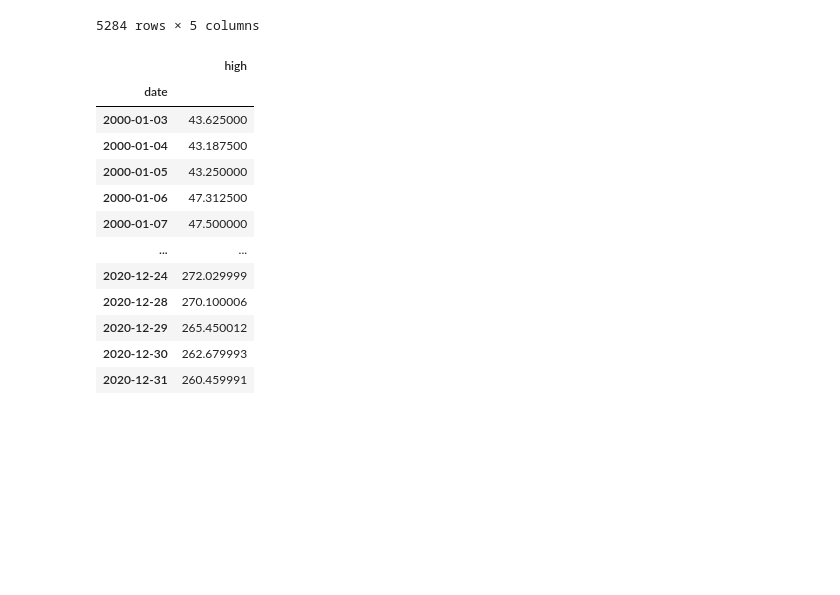
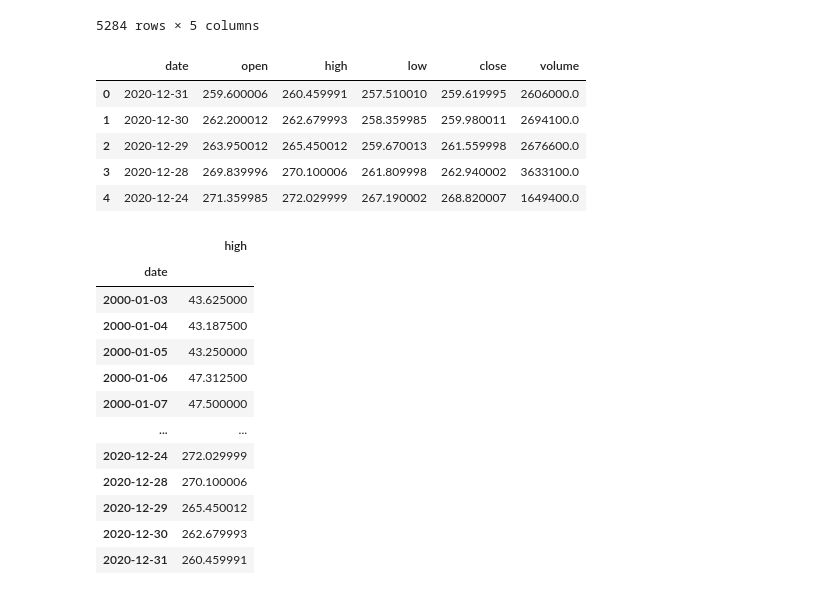
Before and after one commit to jacob-servidio/Final_Project, a Jupyter notebook: data_cleanup.ipynb, the cells around one changed output. Drawn from its saved outputs; the diff is of its cells as text; code cells hidden in the pictures; blank space fills up the shorter version.

Commit message:
Working Candle

```diff
--- a/data_cleanup.ipynb
+++ b/data_cleanup.ipynb
@@ -54,3 +54,16 @@ stockprice_df
 | 5282 | 2000-01-04 | 42.500000 | 43.187500 | 41.000000 | 41.500000 |
 | 5283 | 2000-01-03 | 42.375000 | 43.625000 | 41.000000 | 42.937500 |
 5284 rows × 5 columns
+# %%
+#Create Candle DF
+candle_df = df[["date", "open", "high", "low", "close", "volume"]]
+candle_df['date'] = pd.to_datetime(candle_df['date'])
+candle_df.reset_index(drop=True, inplace=True)
+candle_df.head()
+# %% [output]
+|  | date | open | high | low | close | volume |
+| 0 | 2020-12-31 | 259.600006 | 260.459991 | 257.510010 | 259.619995 | 2606000.0 |
+| 1 | 2020-12-30 | 262.200012 | 262.679993 | 258.359985 | 259.980011 | 2694100.0 |
+| 2 | 2020-12-29 | 263.950012 | 265.450012 | 259.670013 | 261.559998 | 2676600.0 |
+| 3 | 2020-12-28 | 269.839996 | 270.100006 | 261.809998 | 262.940002 | 3633100.0 |
+| 4 | 2020-12-24 | 271.359985 | 272.029999 | 267.190002 | 268.820007 | 1649400.0 |
```
Also changed, not shown: parts of 1 cell of this notebook, 4 other files.
